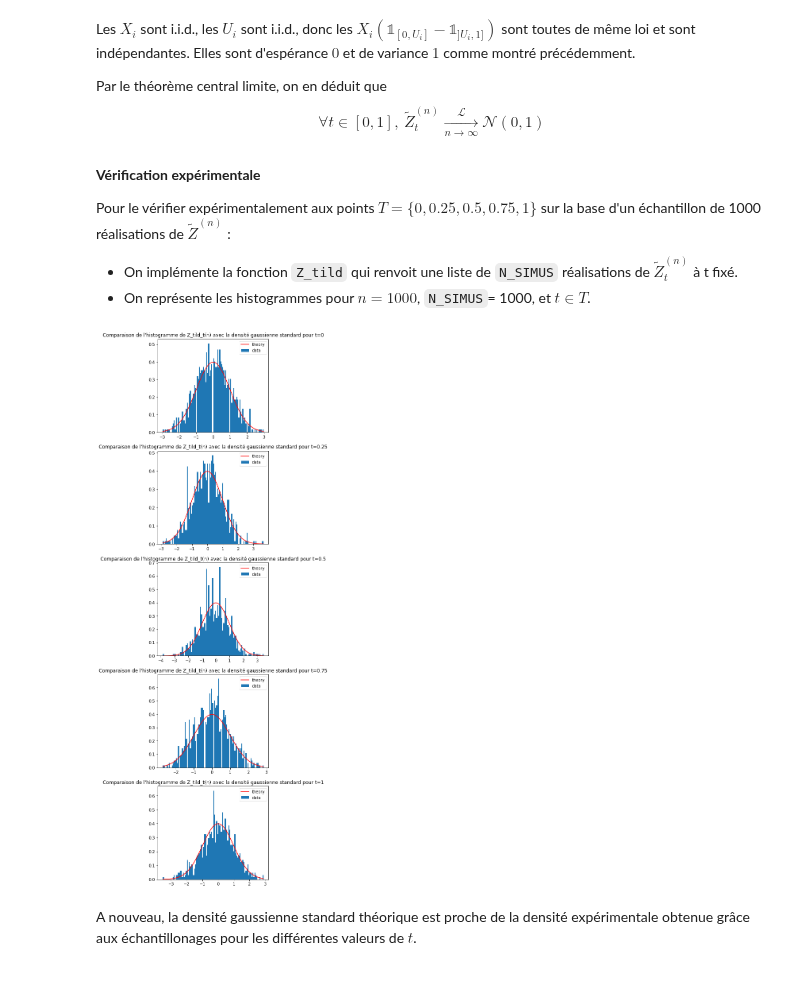
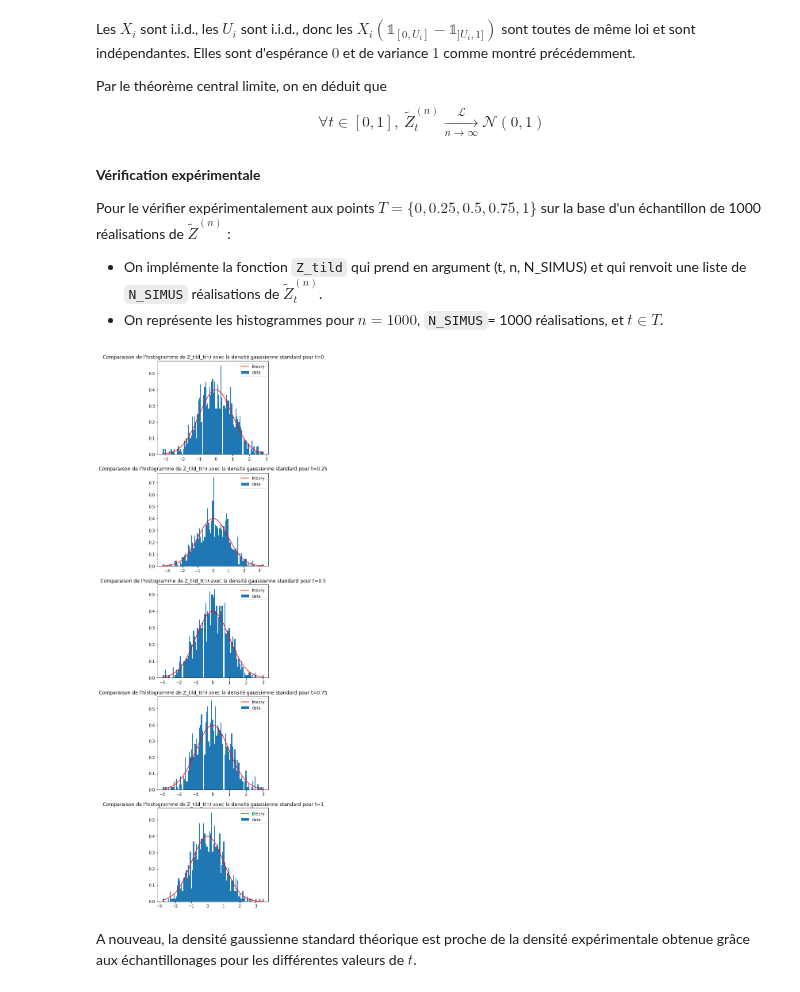
Before and after one commit to gabrielleberrada/projet_num_proba, a Jupyter notebook: Projet_numerique_de_Probabilités_2022 - enonce.ipynb, the cells around one changed output. Saved outputs shown, nothing was run; the diff lists cells and outputs as text; code cells hidden in the pictures.

```diff
--- a/Projet_numerique_de_Probabilités_2022 - enonce.ipynb
+++ b/Projet_numerique_de_Probabilités_2022 - enonce.ipynb
@@ -190,10 +197,9 @@ Remarque : On pourrait également implémenter les $X_i$ en remarquant qu'ils su
 # %%
 n = 1_000
 
-X = [i/n for i in range(n)]
-Y = Z_list(n)
-
-plt.plot(X, Y)
+T = [i/n for i in range(n+1)]
+Z = Z_traj(n)
+plt.plot(T, Z)
 plt.xlabel('t')
 plt.ylabel('Z_t(n) pour n = 1000')
 plt.title("Représentation d'une trajectoire pour n = 1000")
@@ -351,8 +360,8 @@ Par le théorème central limite, on en déduit que $$\forall t \in [0,1],~ \til
 **Vérification expérimentale**
 
 Pour le vérifier expérimentalement aux points $T = \{0,0.25,0.5,0.75,1\}$ sur la base d'un échantillon de 1000 réalisations de $\tilde{Z}^{(n)}$ :
-- On implémente la fonction `Z_tild` qui renvoit une liste de `N_SIMUS` réalisations de $\tilde{Z}^{(n)}_t$ à t fixé.
-- On représente les histogrammes pour $n = 1000$, `N_SIMUS`= 1000, et $t \in T$.
+- On implémente la fonction `Z_tild` qui prend en argument (t, n, N_SIMUS) et qui renvoit une liste de `N_SIMUS` réalisations de $\tilde{Z}^{(n)}_t$.
+- On représente les histogrammes pour $n = 1000$, `N_SIMUS`= 1000 réalisations, et $t \in T$.
 # %%
 def Z_tild(t, n, N_SIMUS):
     echantillon = []
@@ -361,27 +370,28 @@ def Z_tild(t, n, N_SIMUS):
         X = [X_i() for _ in range(n)]
         U = np.random.uniform(1, 0.5, size = n)
         for i in range(n):
-            res += X[i]*((U[i]<t)*1 - (U[i]>t)*1)
+            res += X[i]*((U[i]>=t)*1 - (U[i]<t)*1)
         echantillon.append(res/np.sqrt(n))
     return echantillon
 # %%
-def test_plot_Z_tild(t, N_SIMUS):
-    Y = Z_tild(t, 1000)
+def to_plot_Z_tild(t, n, N_SIMUS):
+    Y = Z_tild(t, n, N_SIMUS)
     X_gauss = np.linspace(min(Y), max(Y), 200)
     Y_gauss = [sps.norm.pdf(x, 0, 1) for x in X_gauss]
     return Y, X_gauss, Y_gauss
 # %%
 T = [0, 0.25, 0.5, 0.75, 1]
+n = 1_000
 N_SIMUS = 1_000
 _, axs = plt.subplots(5, figsize = (5, 25))
 for j in range(5):
-    Y, X_gauss, Y_gauss = test_plot_Z_tild(T[j], N_SIMUS)
+    Y, X_gauss, Y_gauss = to_plot_Z_tild(T[j], n, N_SIMUS)
     axs[j].hist(Y, bins = 100, density=True, label = 'data')
     axs[j].plot(X_gauss, Y_gauss, 'r', label = 'theory')
     axs[j].legend(loc='best')
     axs[j].set_title(f"Comparaison de l'histogramme de Z_tild_t(n) avec la densité gaussienne standard pour t={T[j]}")
 # %% [output]
-[figure, old version]
+[figure, new version]
 # %% [markdown]
 A nouveau, la densité gaussienne standard théorique est proche de la densité expérimentale obtenue grâce aux échantillonages pour les différentes valeurs de $t$.
 # %% [markdown]
```
Also changed, not shown: parts of 29 cells of this notebook.
